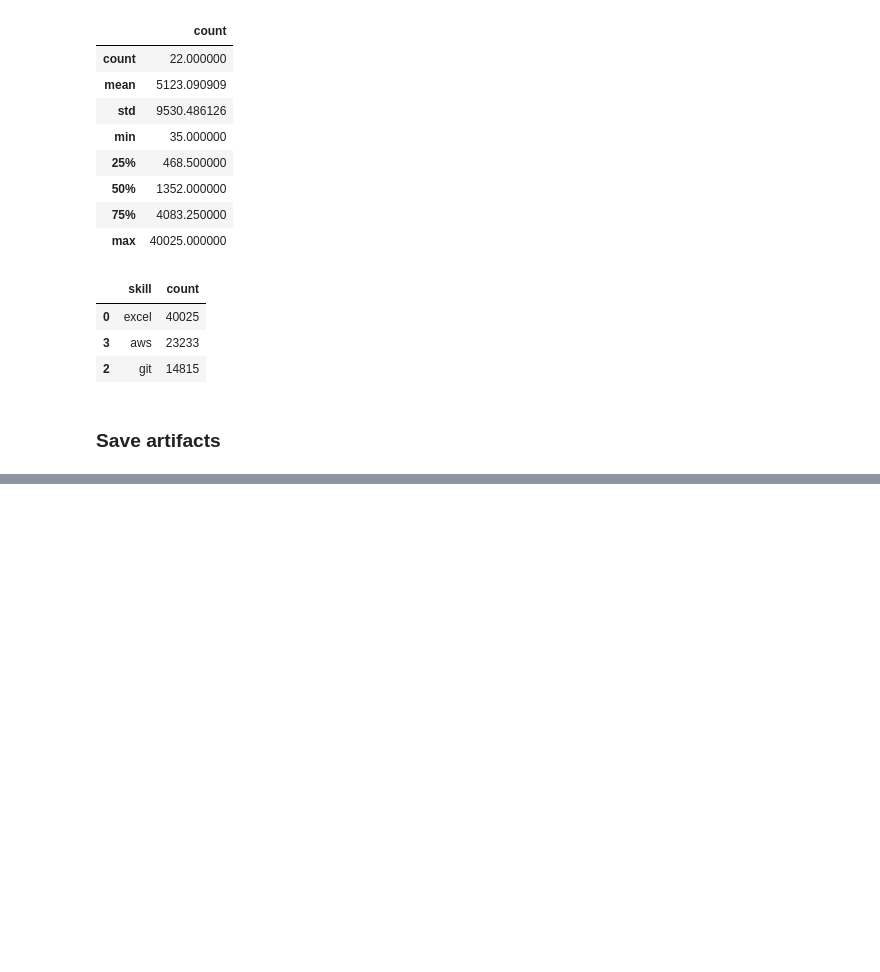
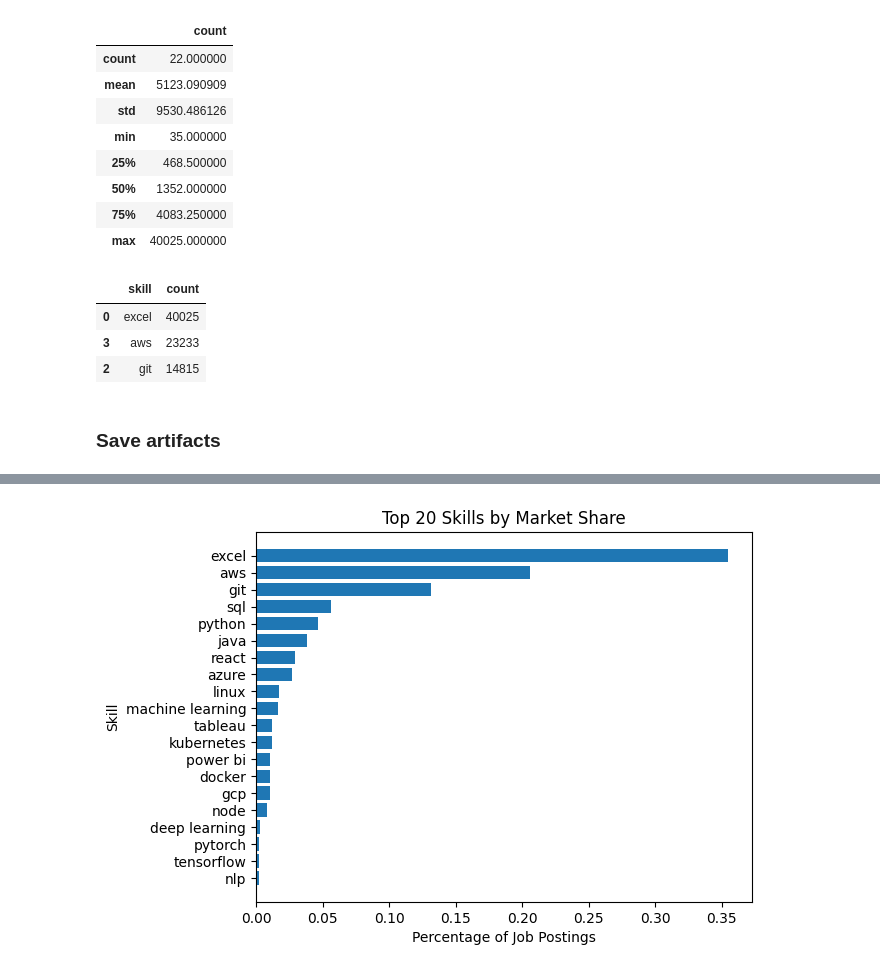
Before and after one commit to sufyan14/job-market-intelligence-system, a Jupyter notebook: notebooks/02_text_processing.ipynb, the cells around one changed output, grey strips where cells are left out. Saved outputs shown, nothing was run; the diff lists cells and outputs as text; code cells hidden in the pictures; blank space fills up the shorter version.

```diff
--- a/notebooks/02_text_processing.ipynb
+++ b/notebooks/02_text_processing.ipynb
@@ -571,0 +618,4 @@ combined_canonical.to_csv("combined_with_skills_norm_v1.csv", index=False)
+# %%
+top_skills_pct = skill_freq_df.sort_values("percentage", ascending=False).head(top_n)
+
+top_skills_pct
@@ -571,0 +640,10 @@ combined_canonical.to_csv("combined_with_skills_norm_v1.csv", index=False)
+# %%
+plt.figure()
+plt.barh(top_skills_pct["skill"], top_skills_pct["percentage"])
+plt.xlabel("Percentage of Job Postings")
+plt.ylabel("Skill")
+plt.title("Top 20 Skills by Market Share")
+plt.gca().invert_yaxis()
+plt.show()
+# %% [output]
+[figure, added]
```
Also changed, not shown: parts of 16 cells of this notebook.
